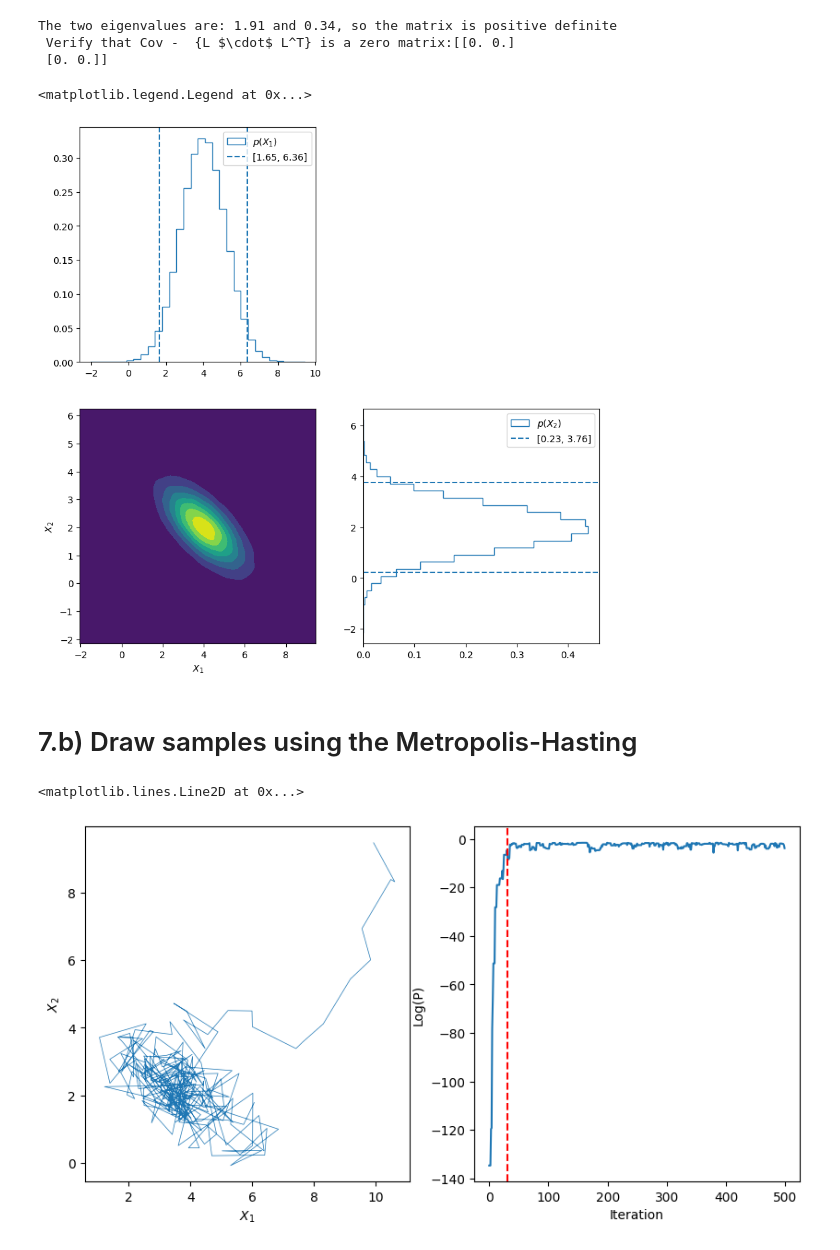
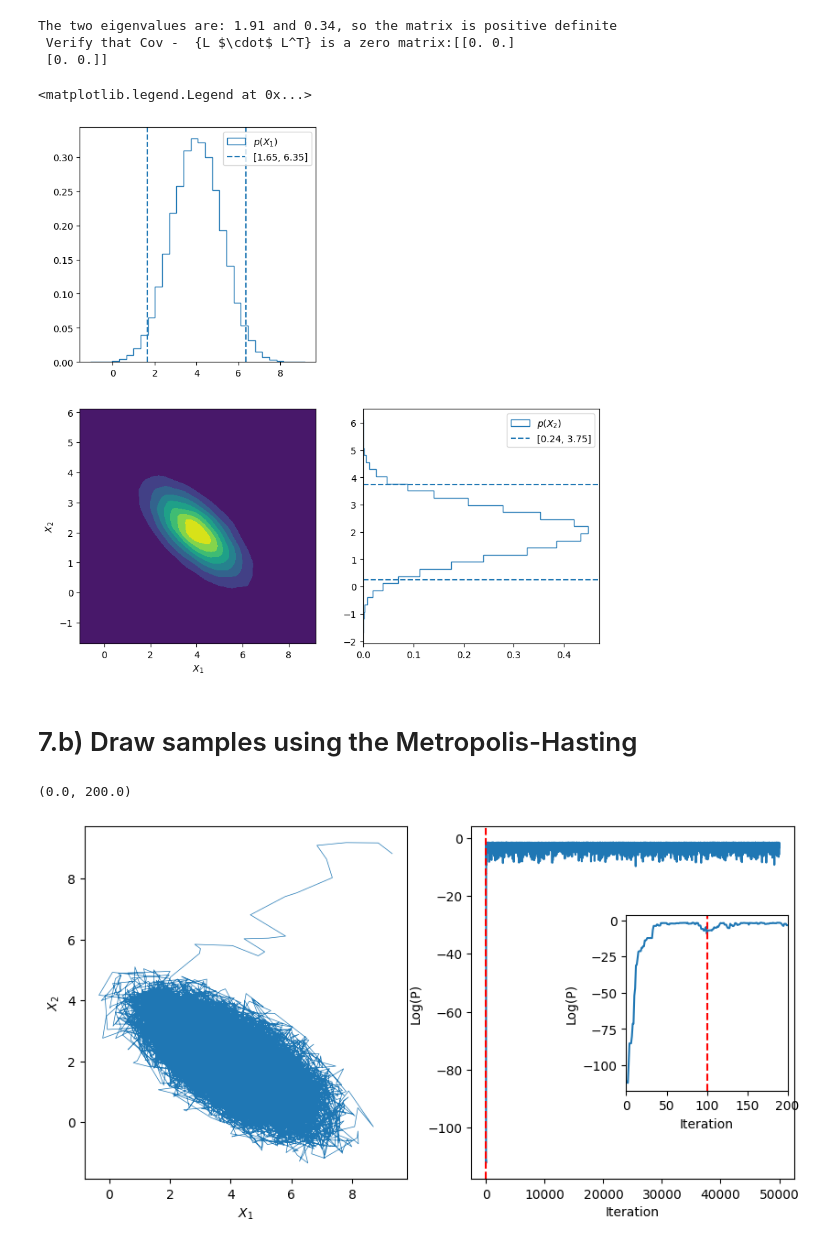
Before and after one commit to vepe99/Astrostatistics, a Jupyter notebook: Viterbo_Giuseppe_Homework4.ipynb, the cells around one changed output. Saved outputs shown, nothing was run; the diff lists cells and outputs as text; code cells hidden in the pictures.

Commit message:
complete. Yet to check if autocorrelatoion function is correct

```diff
--- a/Viterbo_Giuseppe_Homework4.ipynb
+++ b/Viterbo_Giuseppe_Homework4.ipynb
@@ -126,26 +126,19 @@ When conditioning the standard deviation is always smaller or equal to the stand
 # %% [markdown]
 # 7.a) Draw samples using the Cholesky decomposition of the covariance
 # %%
-
 eigenvalues = np.linalg.eigvals(sigma)
 print(f'The two eigenvalues are: {eigenvalues[0]:.2f} and {eigenvalues[1]:.2f}, so the matrix is positive definite')
 
+#we rely on standard library to calculate the Cholesky decomposition
 L = np.linalg.cholesky(sigma)
 print(f' Verify that Cov -  {{L $\cdot$ L^T}} is a zero matrix:{sigma - L@L.T}')
 
 #generate independence sample u ~ N(0, I)
-u = np.random.normal(size=(200_000, 2))
+u = np.random.normal(size=(50_000, 2))
 
 #compute the dependent sample x = mu + L@u
 samples = mu.reshape(2, 1) + L@u.T
 x, y = samples[0, :], samples[1, :]
-
-# Calculate the confidence interval for the samples
-low_x = np.quantile(x, 0.025)
-high_x = np.quantile(x, 0.975)
-
-low_y = np.quantile(y, 0.025)
-high_y = np.quantile(y, 0.975)
 # %% [output]
 The two eigenvalues are: 1.91 and 0.34, so the matrix is positive definite
  Verify that Cov -  {L $\cdot$ L^T} is a zero matrix:[[0. 0.]
@@ -170,6 +163,13 @@ ax.contourf(xx, yy, f)
 ax.set_xlabel(r'$X_1$')
 ax.set_ylabel(r'$X_2$')
 
+# Calculate the confidence interval for the samples
+low_x = np.quantile(x, 0.025)
+high_x = np.quantile(x, 0.975)
+
+low_y = np.quantile(y, 0.025)
+high_y = np.quantile(y, 0.975)
+
 ax = fig.add_subplot(221)
 ax.hist(x, bins=30, density=True,histtype='step', label=r'$p(X_1)$');
 ax.axvline(low_x, color='tab:blue', linestyle='--', label=f'[{low_x:.2f}, {high_x:.2f}]')
@@ -183,7 +183,7 @@ ax.axhline(high_y, color='tab:blue', linestyle='--')
 ax.legend()
 # %% [output]
 <matplotlib.legend.Legend at 0x...>
-[figure, old version]
+[figure, new version]
 # %% [markdown]
 # 7.b) Draw samples using the Metropolis-Hasting
 # %%
@@ -195,13 +195,19 @@ joint_mvn = multivariate_normal(mu, sigma)
 # %%
 class MHsampler():
     def __init__(self):
+        #diagonal values of the covariance matrix for the proposal distribution, which in our case we have choose to be MVN
         self.sigma = None
         self.uniform = sp.stats.uniform()
+
     def set_sigma(self, sigma):
+        #set the covariance matrix for the proposal distribution
         self.sigma = sigma
         self.proposal = sp.stats.multivariate_normal(cov=self.sigma*np.eye(2))
+
     def set_target(self, target):
+        #set the target distribution
         self.target = target
+
     def sample(self, x0, n):
         x = x0
         samples = []
@@ -218,15 +224,25 @@ class MHsampler():
     def autocorrelation(self, tau):
         n =  len(self.samples)
         mean = np.mean(self.samples)
-        rho = (1/(n-tau)) * ( np.sum((self.samples[:n-tau]-mean)*(self.samples[tau:]-mean), axis=0)/np.sum((self.samples[:n-tau]-mean)**2, axis=0)  )
+        rho = (1/(n-tau)) * ( np.sum((self.samples[:-tau, ...]-mean)*(self.samples[tau:, ...]-mean), axis=0)/np.sum((self.samples[:-tau] - mean)**2, axis=0)  )
         return rho
 
     def autocorr_time(self):
         n = len(self.samples)
-        taus = np.arange(1, n//2)
+        # taus = np.arange(1, n//2)
+        taus = np.arange(1, 100)
         rho = np.array([self.autocorrelation(tau) for tau in taus])
-        return rho, 1 + 2*np.sum(rho, axis=0)
+        self.rho = rho
+        self.corr_time = 1 + 2*np.sum(self.rho, axis=0)
+        return self.rho, self.corr_time
 
+    def final_samples(self, burn_in=100):
+        return self.samples[burn_in::math.ceil(np.mean(self.corr_time)), :]
+
+    def plot_autocorr(self):
+        plt.plot(self.rho)
+        plt.xlabel(r'$\tau$')
+        plt.ylabel(r'$\rho(\tau)$')
 
     def plot_chain(self, i=0):
         plt.plot(self.samples[:, 0], self.samples[:, 1],  linewidth=0.5, label=f'Chain {i}')
@@ -239,16 +255,21 @@ class MHsampler():
         plt.ylabel('Log(P)')
 # %%
 sampler = MHsampler()
-sampler.set_sigma(np.array([1, 1]))
+sampler.set_sigma(np.array([0.5, 0.5]))
 sampler.set_target(joint_mvn)
-sampler.sample(x0=np.array([10, 10]), n=500)
+sampler.sample(x0=np.array([10, 10]), n=50_000)
 # %%
 fig = plt.figure(figsize=(10, 5))
 ax = fig.add_subplot(121)
 sampler.plot_chain()
 ax = fig.add_subplot(122)
 sampler.plot_trace()
 ax.axvline(30, color='r', linestyle='--')
+
+axins = inset_axes(ax, width="50%", height="50%", loc='center right')
+sampler.plot_trace()
+axins.axvline(100, color='r', linestyle='--')
+axins.set_xlim(0, 200)  # Set the x-axis limit for the inset
 # %% [output]
-<matplotlib.lines.Line2D at 0x...>
+(0.0, 200.0)
-[figure, old version]
+[figure, new version]
```
Also changed, not shown: parts of 19 cells of this notebook.
